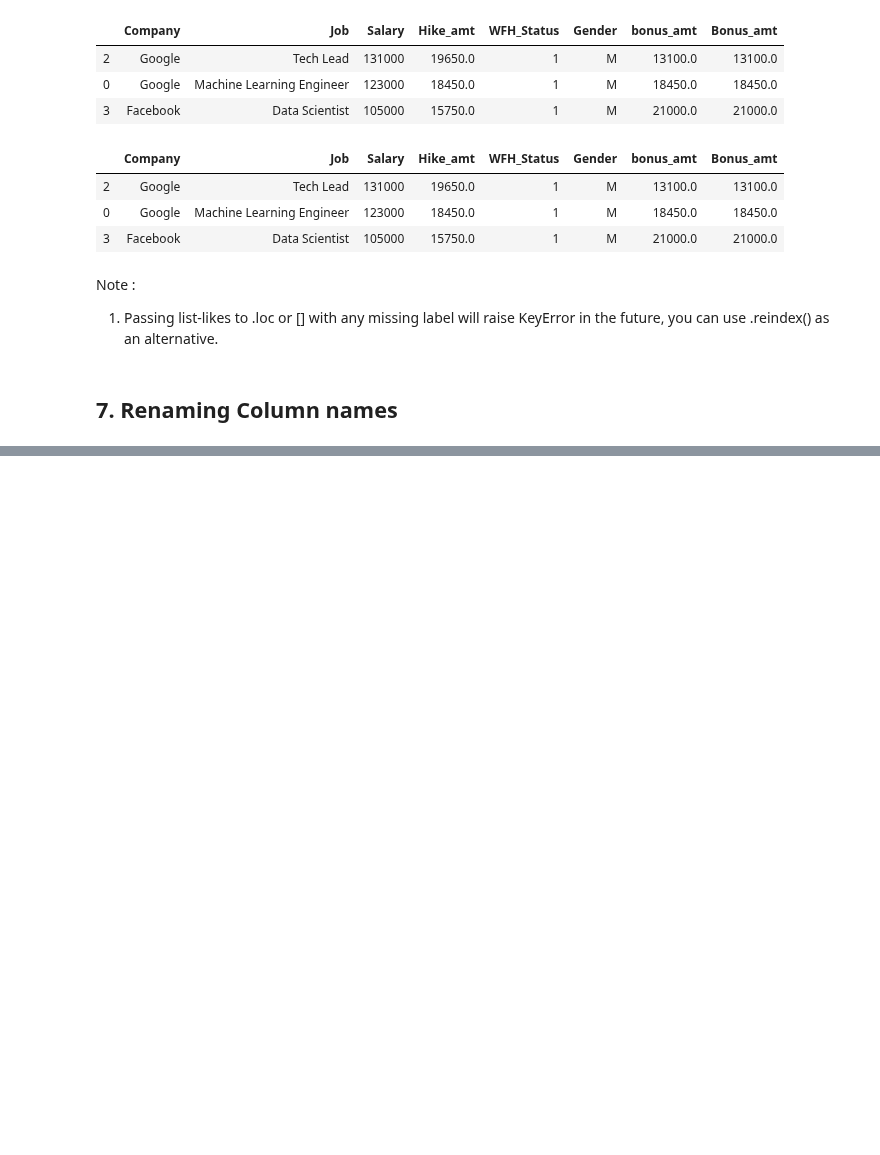
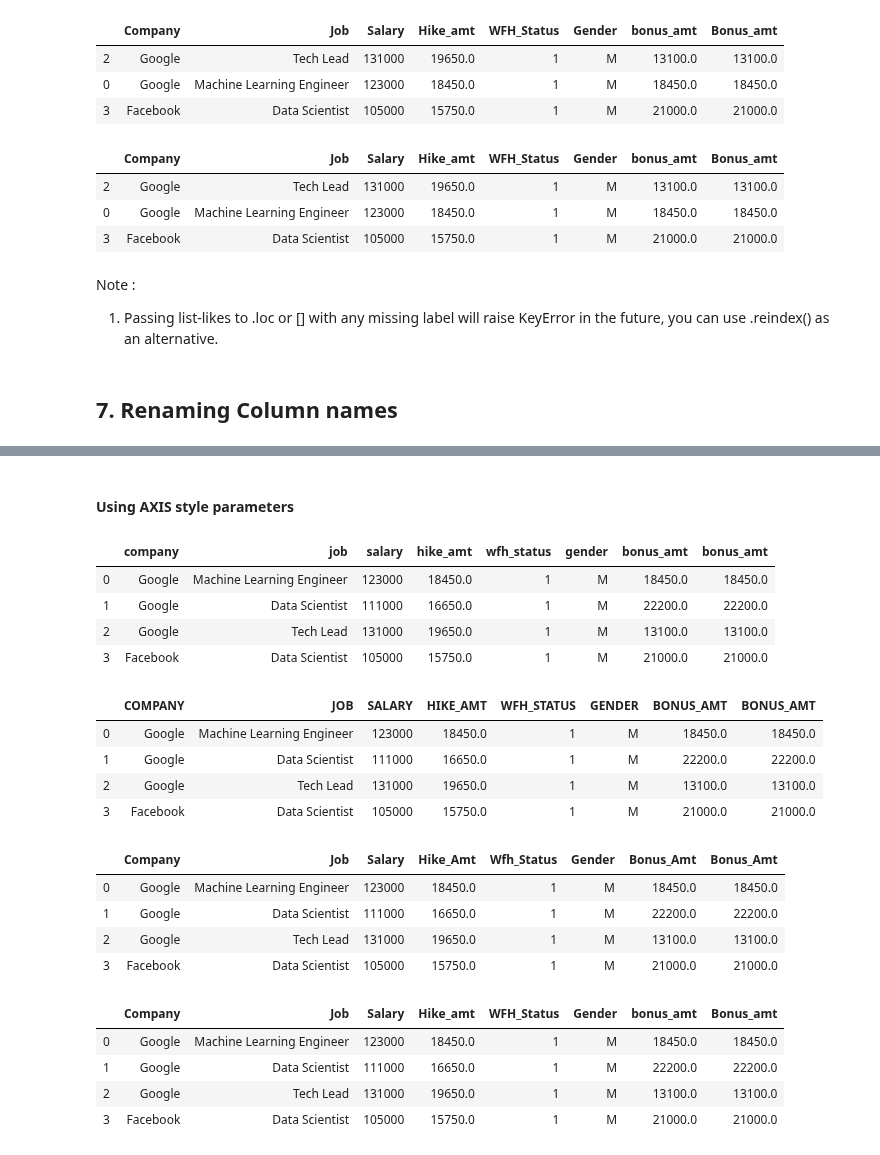
Before and after one commit to AbhishekKumar-0311/Machine-Learning-with-Python, a Jupyter notebook: Pandas/Learning_Pandas_Part_1.ipynb, the cells around one changed output, grey strips where cells are left out. Saved outputs shown, nothing was run; the diff lists cells and outputs as text; code cells hidden in the pictures; blank space fills up the shorter version.

```diff
--- a/Pandas/Learning_Pandas_Part_1.ipynb
+++ b/Pandas/Learning_Pandas_Part_1.ipynb
@@ -914,3 +934,7 @@ df.rename() - Alter axes labels.
 8. errors{‘ignore’, ‘raise’}, default ‘ignore’ : If ‘raise’, raise a KeyError when a dict-like mapper, index, or columns contains labels that are not present in the Index being transformed. If ‘ignore’, existing keys will be renamed and extra keys will be ignored.
 9. Returns DataFrame - DataFrame with the renamed axis labels.
 10. Raises KeyError - If any of the labels is not found in the selected axis and “errors=’raise’”.
+# %%
+# Setup : DataFrame creation
+emp_df_7 = emp_df_3a.copy()
+emp_df_7
@@ -916,0 +947,30 @@ df.rename() - Alter axes labels.
+# %% [markdown]
+#### Using AXIS style parameters
+# %%
+emp_df_7.rename(str.lower , axis='columns')                 # All columns to LOWERCASE
+emp_df_7.rename(str.upper , axis='columns')                 # All columns to UPPERCASE
+emp_df_7.rename(str.title , axis='columns')                 # All columns to TITLECASE
+emp_df_7
+
+# Include inplace = True to modify the existing dataFrame
+# %% [output]
+|  | company | job | salary | hike_amt | wfh_status | gender | bonus_amt | bonus_amt |
+| 0 | Google | Machine Learning Engineer | 123000 | 18450.0 | 1 | M | 18450.0 | 18450.0 |
+| 1 | Google | Data Scientist | 111000 | 16650.0 | 1 | M | 22200.0 | 22200.0 |
+| 2 | Google | Tech Lead | 131000 | 19650.0 | 1 | M | 13100.0 | 13100.0 |
+| 3 | Facebook | Data Scientist | 105000 | 15750.0 | 1 | M | 21000.0 | 21000.0 |
+|  | COMPANY | JOB | SALARY | HIKE_AMT | WFH_STATUS | GENDER | BONUS_AMT | BONUS_AMT |
+| 0 | Google | Machine Learning Engineer | 123000 | 18450.0 | 1 | M | 18450.0 | 18450.0 |
+| 1 | Google | Data Scientist | 111000 | 16650.0 | 1 | M | 22200.0 | 22200.0 |
+| 2 | Google | Tech Lead | 131000 | 19650.0 | 1 | M | 13100.0 | 13100.0 |
+| 3 | Facebook | Data Scientist | 105000 | 15750.0 | 1 | M | 21000.0 | 21000.0 |
+|  | Company | Job | Salary | Hike_Amt | Wfh_Status | Gender | Bonus_Amt | Bonus_Amt |
+| 0 | Google | Machine Learning Engineer | 123000 | 18450.0 | 1 | M | 18450.0 | 18450.0 |
+| 1 | Google | Data Scientist | 111000 | 16650.0 | 1 | M | 22200.0 | 22200.0 |
+| 2 | Google | Tech Lead | 131000 | 19650.0 | 1 | M | 13100.0 | 13100.0 |
+| 3 | Facebook | Data Scientist | 105000 | 15750.0 | 1 | M | 21000.0 | 21000.0 |
+|  | Company | Job | Salary | Hike_amt | WFH_Status | Gender | bonus_amt | Bonus_amt |
+| 0 | Google | Machine Learning Engineer | 123000 | 18450.0 | 1 | M | 18450.0 | 18450.0 |
+| 1 | Google | Data Scientist | 111000 | 16650.0 | 1 | M | 22200.0 | 22200.0 |
+| 2 | Google | Tech Lead | 131000 | 19650.0 | 1 | M | 13100.0 | 13100.0 |
+| 3 | Facebook | Data Scientist | 105000 | 15750.0 | 1 | M | 21000.0 | 21000.0 |
```
Also changed, not shown: parts of 23 cells of this notebook.
